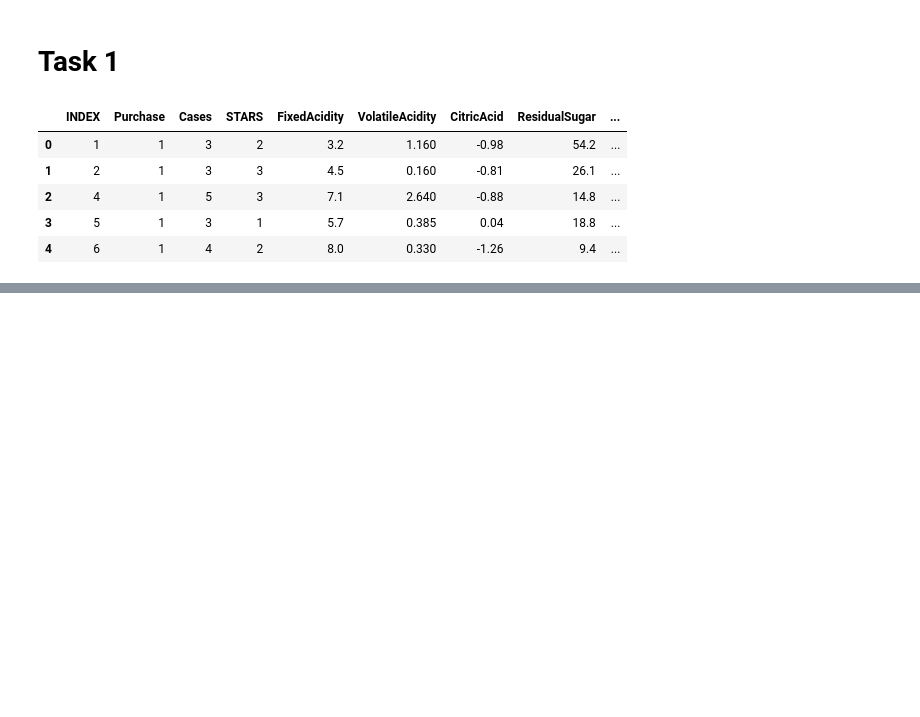
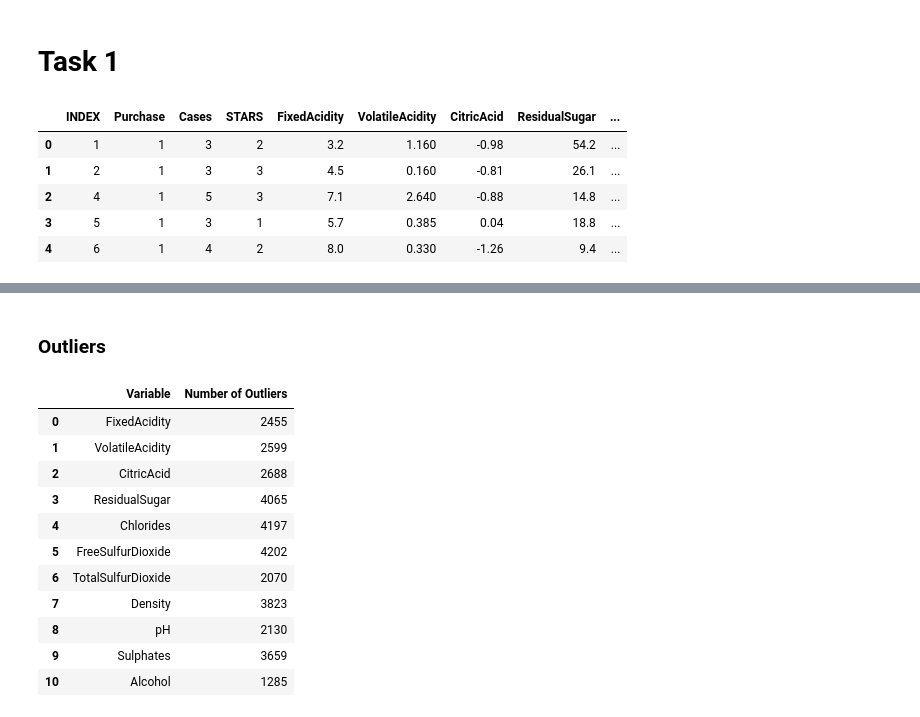
Before and after one commit to MichaelRocchio/msds_410, a Jupyter notebook: Assignment_8/rocchio_assign8.ipynb, the cells around one changed output, grey strips where cells are left out. Saved outputs shown, nothing was run; the diff lists cells and outputs as text; code cells hidden in the pictures; blank space fills up the shorter version.

```diff
--- a/Assignment_8/rocchio_assign8.ipynb
+++ b/Assignment_8/rocchio_assign8.ipynb
@@ -19,0 +282,7 @@ wine_df.head()
+# %%
+for column in numeric_columns:
+    median_value = wine_df[column].median()
+    wine_df[column].fillna(median_value, inplace=True)
+
+remaining_missing = wine_df.isnull().sum()
+remaining_missing
@@ -19,0 +308,31 @@ wine_df.head()
+# %% [markdown]
+### Outliers
+# %%
+outliers = {}
+
+for column in numeric_columns:
+    Q1 = wine_df[column].quantile(0.25)
+    Q3 = wine_df[column].quantile(0.75)
+    IQR = Q3 - Q1
+    lower_bound = Q1 - 1.5 * IQR
+    upper_bound = Q3 + 1.5 * IQR
+
+    # Find outliers
+    outlier_values = wine_df[(wine_df[column] < lower_bound) | (wine_df[column] > upper_bound)]
+    outliers[column] = len(outlier_values)
+
+outliers_df = pd.DataFrame(list(outliers.items()), columns=['Variable', 'Number of Outliers'])
+outliers_df
+# %% [output]
+|  | Variable | Number of Outliers |
+| 0 | FixedAcidity | 2455 |
+| 1 | VolatileAcidity | 2599 |
+| 2 | CitricAcid | 2688 |
+| 3 | ResidualSugar | 4065 |
+| 4 | Chlorides | 4197 |
+| 5 | FreeSulfurDioxide | 4202 |
+| 6 | TotalSulfurDioxide | 2070 |
+| 7 | Density | 3823 |
+| 8 | pH | 2130 |
+| 9 | Sulphates | 3659 |
+| 10 | Alcohol | 1285 |
```
Also changed, not shown: parts of 16 cells of this notebook.
